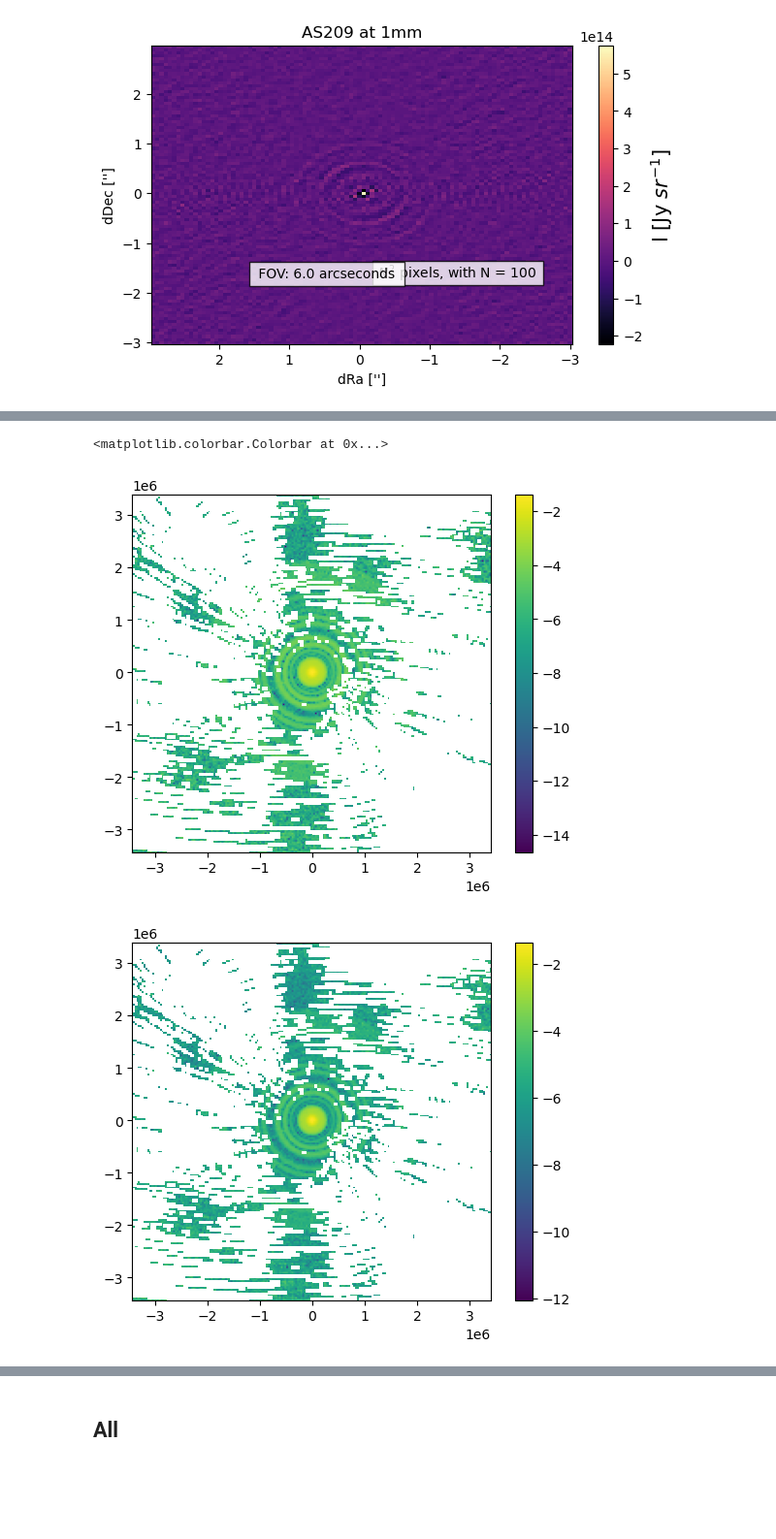
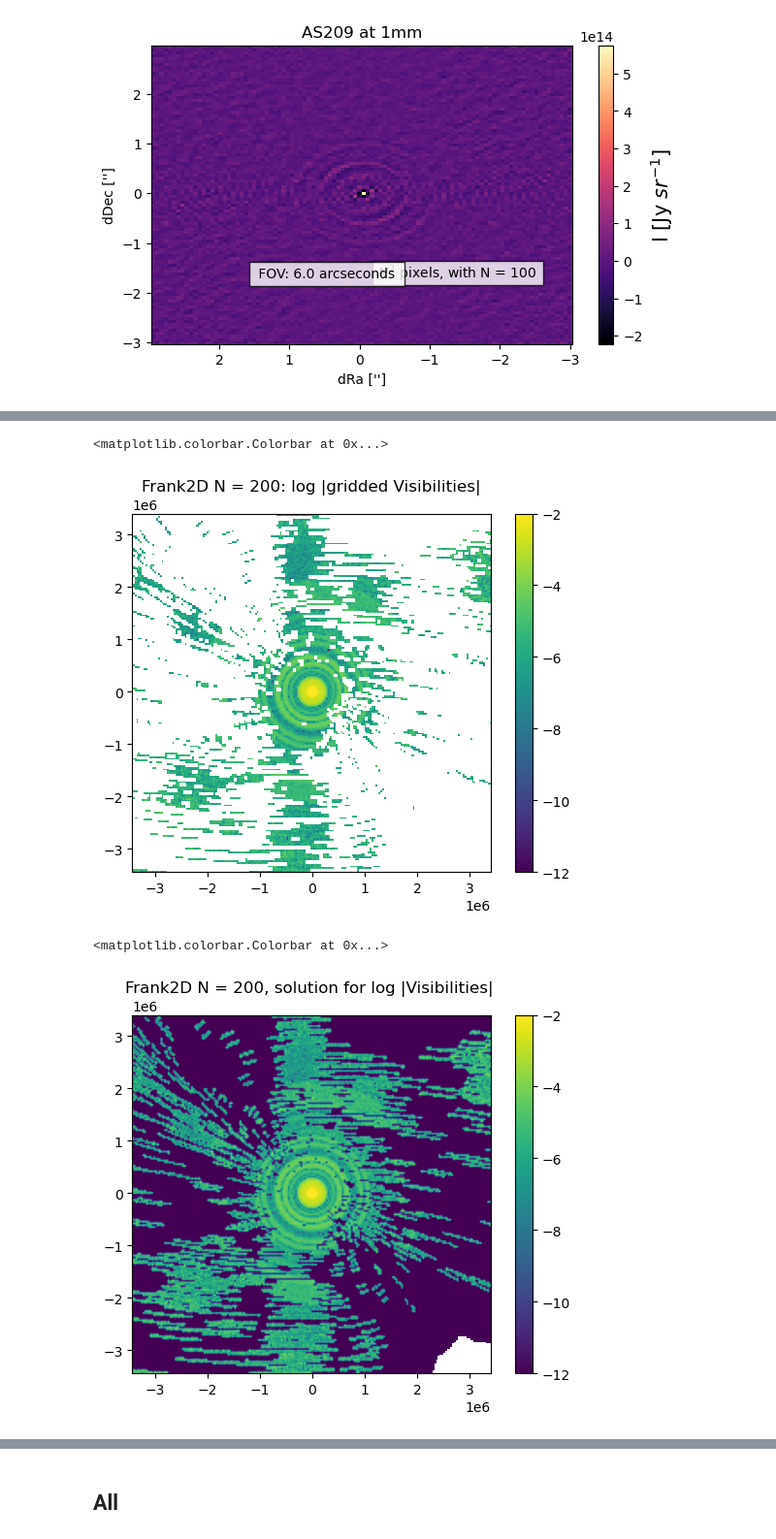
Before and after one commit to mariajmellado/Frank2D, a Jupyter notebook: Notebooks/5_September_PowerSpectrum.ipynb, the cells around one changed output, grey strips where cells are left out. Shown at 97% size. Cells and saved outputs as stored; diff of their text form; code cells hidden in the pictures; blank space fills up the shorter version.

```diff
--- a/Notebooks/5_September_PowerSpectrum.ipynb
+++ b/Notebooks/5_September_PowerSpectrum.ipynb
@@ -202,7 +202,7 @@ ddec = -2.5e-3
 Rout = 3 #arcsecs
 
 # UVtable
-dir = "../../../data/"
+dir = "./../../data/"
 data_file = dir +'AS209_continuum_prom_1chan_30s_keepflagsFalse.txt'
 
  # load data||
@@ -261,11 +261,11 @@ plt.show()
 <Figure size 640x480 with 0 Axes>
 [figure]
 # %%
-l = 3e4
+l = 1e4
 m = -0.33
 c = -0.1
 # %%
-frank2d = Frank2D(100, Rout)
-frank2d.fit(u_deproj, v_deproj, vis_deproj, Weights, kernel_params=[m, c, l], method = 'bicgstab', rtol = '1e-7')
+frank2d = Frank2D(200, Rout)
+frank2d.fit(u_deproj, v_deproj, vis_deproj, Weights, kernel_params=[m, c, l], method = 'cg', rtol = '1e-12')
 # %% [output]
 Gridding...
@@ -379,13 +368,17 @@ plt.show()
+# %%
+plt.figure()
+plt.imshow(np.log(np.abs(np.fft.fftshift(vis_gridded.reshape(N, N)))), extent=extent, origin='lower', vmin=-12, vmax=-2)
+plt.title("Frank2D N = 200: log |gridded Visibilities|")
+plt.colorbar()
+# %% [output]
+<matplotlib.colorbar.Colorbar at 0x...>
+[figure, added]
 # %%
-N= 200
+N = 200
 extent=[u_gridded.min(), u_gridded.max(), v_gridded.min(), v_gridded.max()]
-plt.imshow(np.log(np.abs(np.fft.fftshift(frank2d.sol_visibility.real.reshape(N, N)))), extent=extent, origin='lower')
+plt.imshow(np.log(np.abs(np.fft.fftshift(frank2d.sol_visibility.reshape(N, N)))), extent=extent, origin='lower', vmin=-12, vmax=-2)
+plt.title("Frank2D N = 200, solution for log |Visibilities| ")
 plt.colorbar()
-
-plt.figure()
-plt.imshow(np.log(np.abs(np.fft.fftshift(vis_gridded.reshape(N, N)))), extent=extent, origin='lower')
-plt.colorbar()
 # %% [output]
 <matplotlib.colorbar.Colorbar at 0x...>
-[figure, old version]
+[figure, new version]
-[figure, removed]
```
Also changed, not shown: parts of 8 cells of this notebook, 9 other files.
